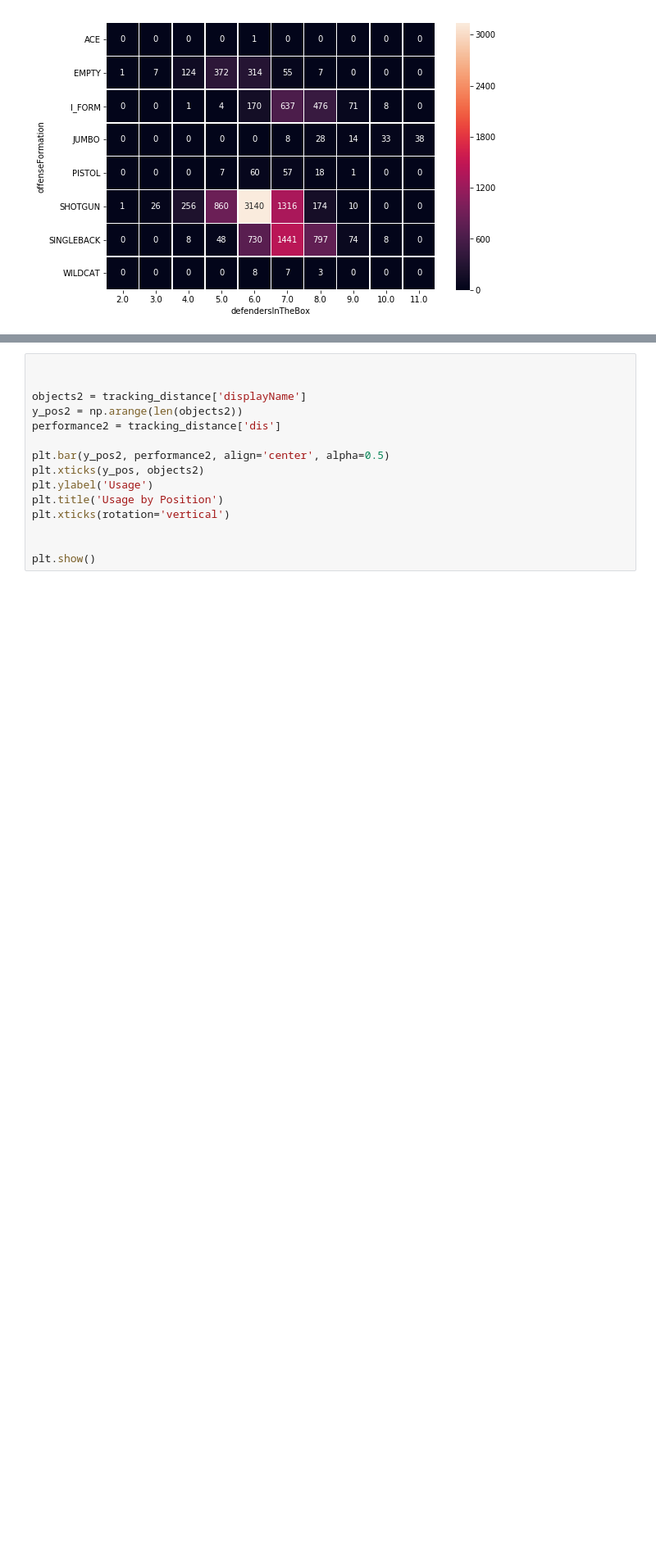
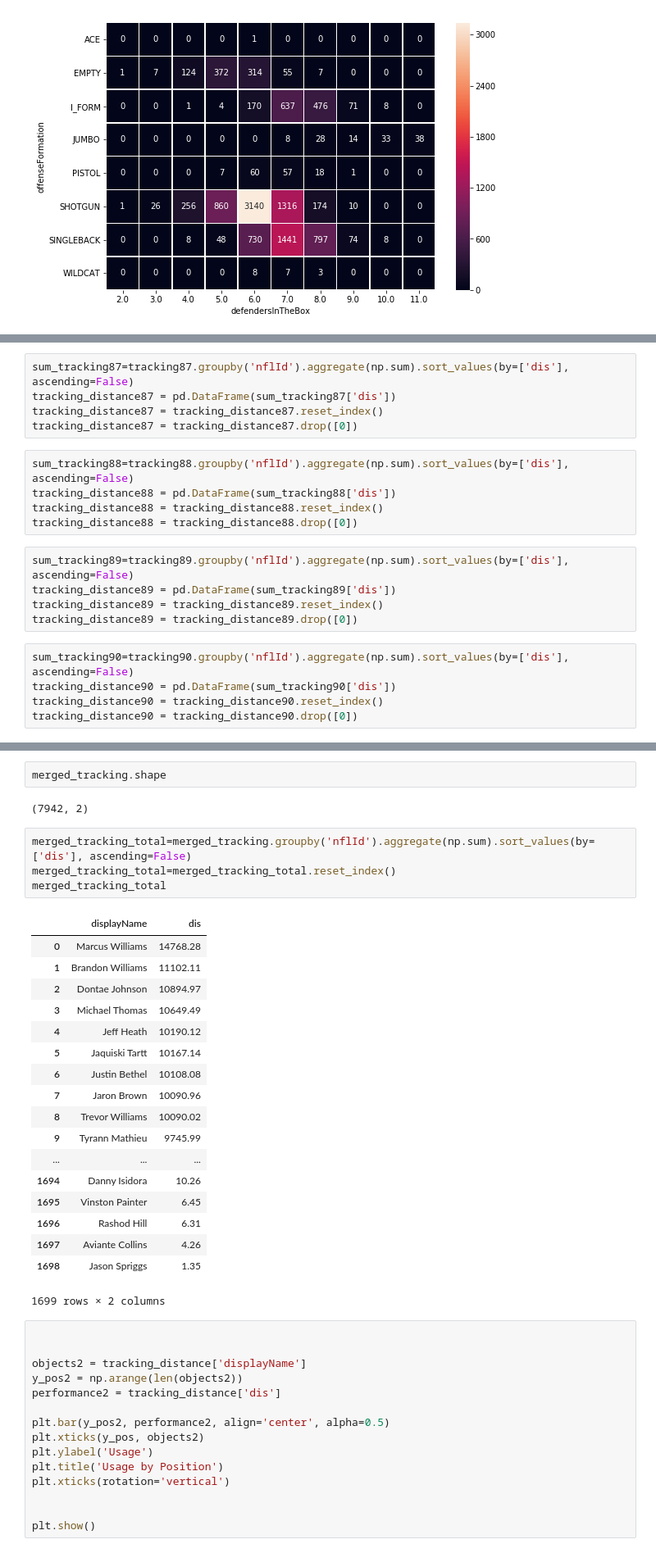
Before and after one commit to donw385/Big-Data-Bowl, a Jupyter notebook: Don_Wang_NFL_Data_Analysis.ipynb, the cells around one changed output, grey strips where cells are left out. Shown at 82% size. Cells and saved outputs as stored; diff of their text form; blank space fills up the shorter version.

```diff
--- a/Don_Wang_NFL_Data_Analysis.ipynb
+++ b/Don_Wang_NFL_Data_Analysis.ipynb
@@ -1263,0 +1154,20 @@ merged_tracking.shape
+# %%
+sum_tracking87=tracking87.groupby('nflId').aggregate(np.sum).sort_values(by=['dis'], ascending=False)
+tracking_distance87 = pd.DataFrame(sum_tracking87['dis'])
+tracking_distance87 = tracking_distance87.reset_index()
+tracking_distance87 = tracking_distance87.drop([0])
+# %%
+sum_tracking88=tracking88.groupby('nflId').aggregate(np.sum).sort_values(by=['dis'], ascending=False)
+tracking_distance88 = pd.DataFrame(sum_tracking88['dis'])
+tracking_distance88 = tracking_distance88.reset_index()
+tracking_distance88 = tracking_distance88.drop([0])
+# %%
+sum_tracking89=tracking89.groupby('nflId').aggregate(np.sum).sort_values(by=['dis'], ascending=False)
+tracking_distance89 = pd.DataFrame(sum_tracking89['dis'])
+tracking_distance89 = tracking_distance89.reset_index()
+tracking_distance89 = tracking_distance89.drop([0])
+# %%
+sum_tracking90=tracking90.groupby('nflId').aggregate(np.sum).sort_values(by=['dis'], ascending=False)
+tracking_distance90 = pd.DataFrame(sum_tracking90['dis'])
+tracking_distance90 = tracking_distance90.reset_index()
+tracking_distance90 = tracking_distance90.drop([0])
@@ -1264,3 +1263,30 @@ merged_tracking.shape
+# %%
+merged_tracking.shape
+# %% [output]
+(7942, 2)
+# %%
+merged_tracking_total=merged_tracking.groupby('nflId').aggregate(np.sum).sort_values(by=['dis'], ascending=False)
+merged_tracking_total=merged_tracking_total.reset_index()
+merged_tracking_total
+# %% [output]
+|  | displayName | dis |
+| 0 | Marcus Williams | 14768.28 |
+| 1 | Brandon Williams | 11102.11 |
+| 2 | Dontae Johnson | 10894.97 |
+| 3 | Michael Thomas | 10649.49 |
+| 4 | Jeff Heath | 10190.12 |
+| 5 | Jaquiski Tartt | 10167.14 |
+| 6 | Justin Bethel | 10108.08 |
+| 7 | Jaron Brown | 10090.96 |
+| 8 | Trevor Williams | 10090.02 |
+| 9 | Tyrann Mathieu | 9745.99 |
+| ... | ... | ... |
+| 1694 | Danny Isidora | 10.26 |
+| 1695 | Vinston Painter | 6.45 |
+| 1696 | Rashod Hill | 6.31 |
+| 1697 | Aviante Collins | 4.26 |
+| 1698 | Jason Spriggs | 1.35 |
+1699 rows × 2 columns
 # %%
 
 
```
Also changed, not shown: parts of 186 cells of this notebook.
